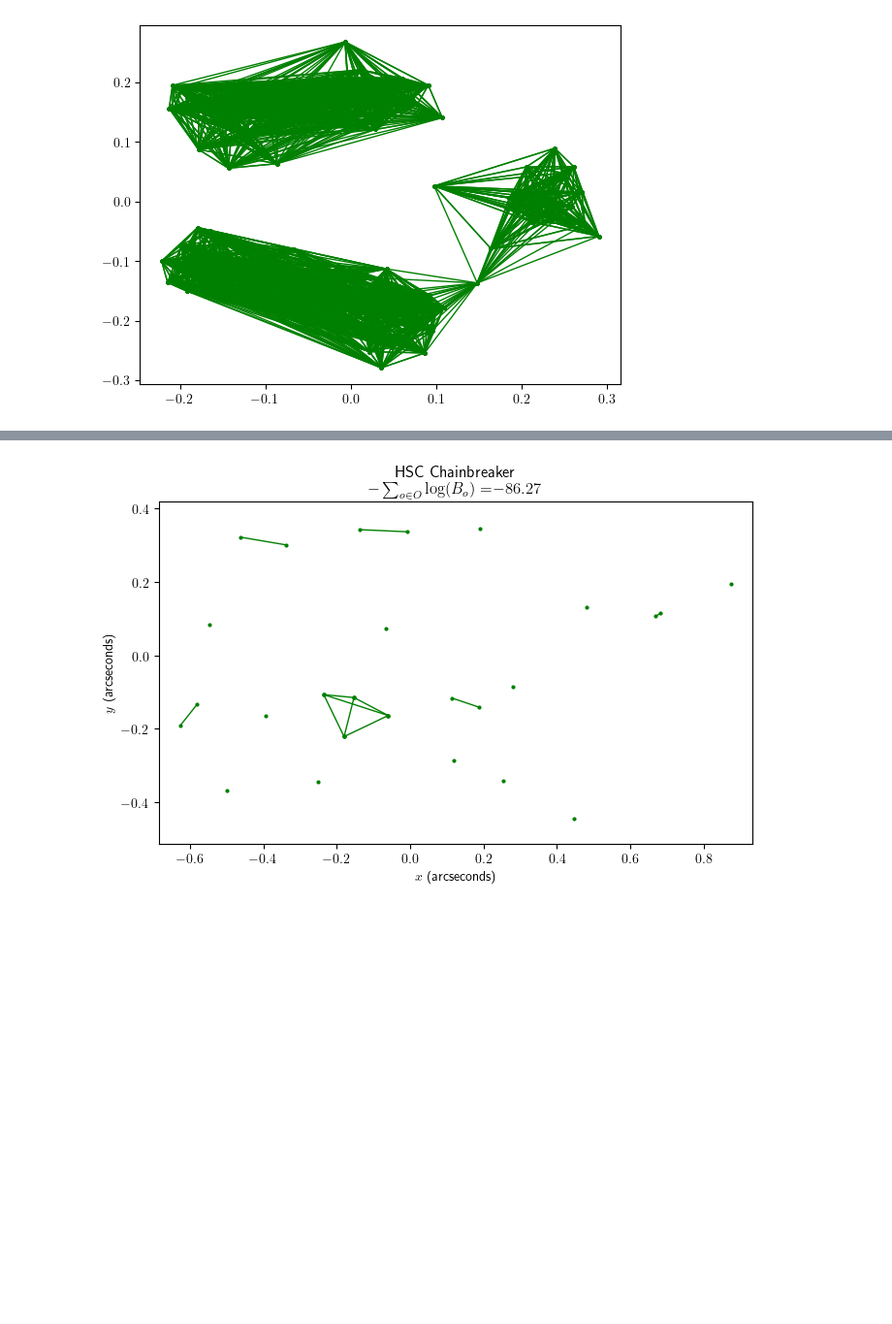
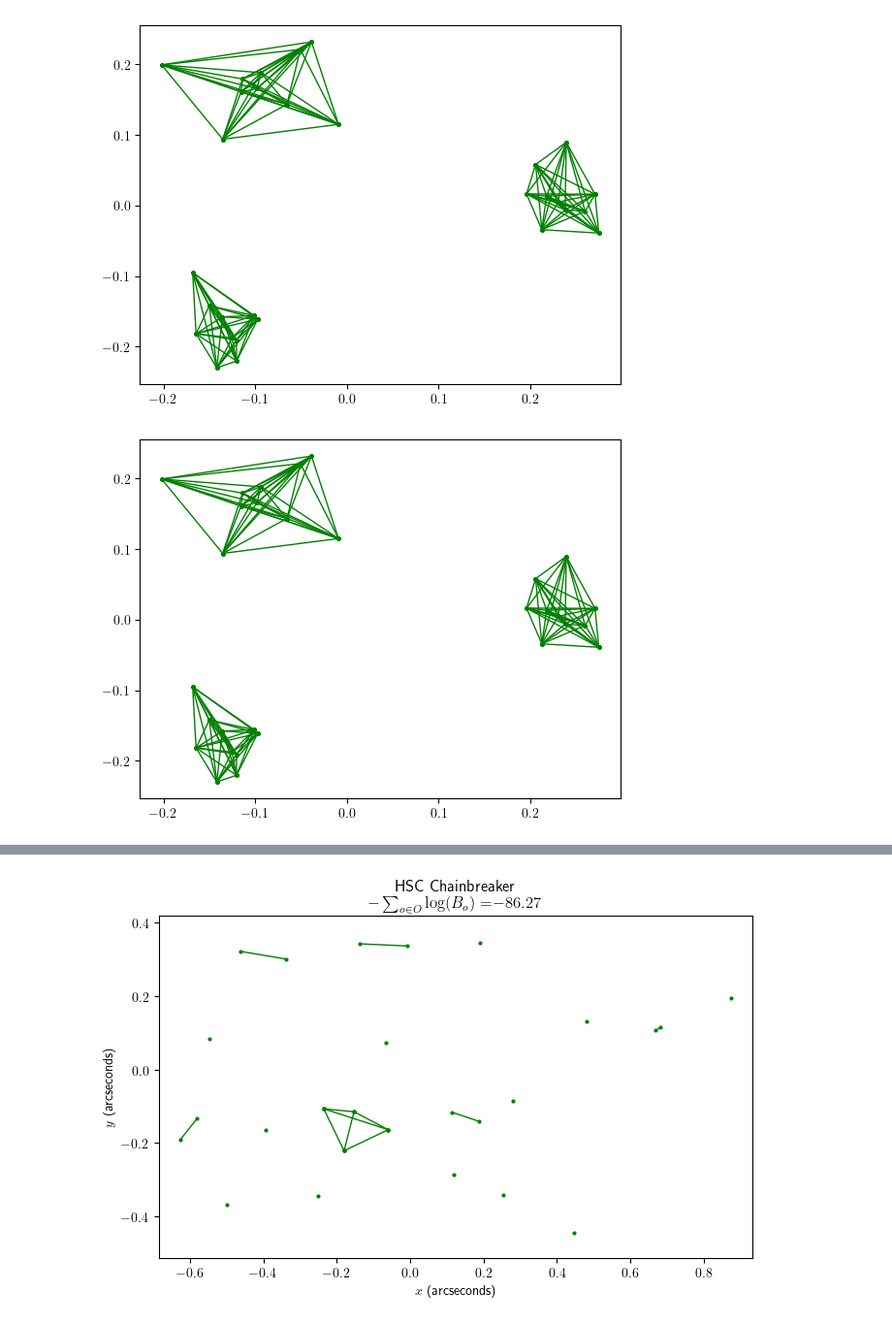
Before and after one commit to jacobf18/astronomical-matching, a Jupyter notebook: benchmark.ipynb, the cells around one changed output, grey strips where cells are left out. Shown at 97% size. Cells and saved outputs as stored; diff of their text form; code cells hidden in the pictures; blank space fills up the shorter version.

```diff
--- a/benchmark.ipynb
+++ b/benchmark.ipynb
@@ -139,7 +139,7 @@ def plot_lined(labels, data_df):
 # plot_data(df2, "HSC Sources with 20 Catalogs and 20 Sources", out="figures/sources_6000160767697.eps")
 # plot_data(df3, "HSC Sources from 8 Catalogs", out="figures/sources_4000710334517.eps")
 # %%
-df = simulate_objects_on_circle(0.04, 0.2, num_objects=5, num_sources = 20, seed = 0)
+df = simulate_objects_on_circle(0.04, 0.2, num_objects=3, num_sources = 10, seed = 0)
 
 plot_data(df, title = "Simulated Sources Test", out = None)
 # %% [output]
@@ -150,9 +150,10 @@ plot_data(df, title = "Simulated Sources Test", out = None)
 # %%
-labels,best_k,_ = run_cop_kmeans(df, min_k = 1, max_k = 10, num_repeat = 1, verbose = True)
-labels_kmeans,_,_ = run_kmeans(df, min_k = 1, max_k = 10, verbose = True)
+labels,best_k,_ = run_cop_kmeans(df, min_k = 1, max_k = 10, num_repeat = 1, verbose = False)
+labels_kmeans,_,_ = run_kmeans(df, min_k = 1, max_k = 10, verbose = False)
 
 plot_lined(labels, df)
 plot_lined(labels_kmeans, df)
 # %% [output]
-[figure, old version]
+[figure, new version]
+[figure, added]
 # %%
```
Also changed, not shown: parts of 11 cells of this notebook, 11 other files.
